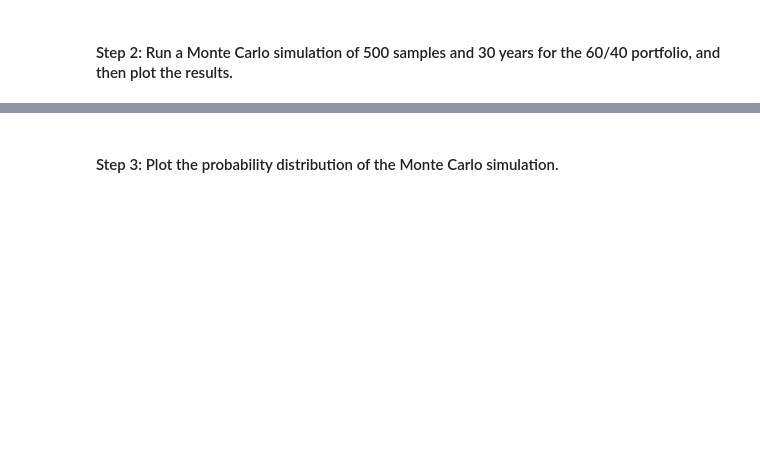
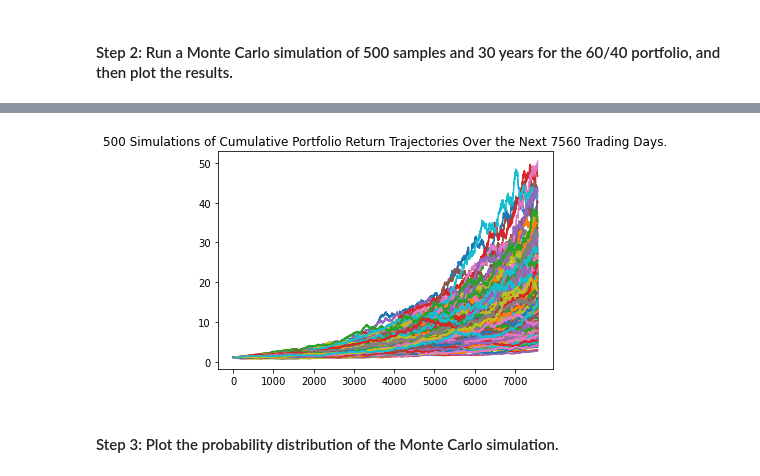
Before and after one commit to carljfrederick/financial-health-app, a Jupyter notebook: financial_planning_tools.ipynb, the cells around one changed output, grey strips where cells are left out. Drawn from its saved outputs; the diff is of its cells as text; code cells hidden in the pictures; blank space fills up the shorter version.

Commit message:
Monte Carlo Simulation

```diff
--- a/financial_planning_tools.ipynb
+++ b/financial_planning_tools.ipynb
@@ -420,11 +420,17 @@ In this section, you’ll use the MCForecastTools library to create a Monte Carl
 # %%
-# Use the Alpaca get_barset function to make the API call to get the 3 years worth of pricing data
-# The tickers and timeframe parameters should have been set in Part 1 of this activity
-# The start and end dates should be updated with the information set above
-# Remember to add the df property to the end of the call so the response is returned as a DataFrame
-# YOUR CODE HERE
+# Uses the Alpaca get_barset function to make the API call to get the 3 years worth of pricing data
+# The tickers and timeframe parameters have been set in Part 1
+# The start and end dates are updated with the information set above
+# df property added to the end of the call so the response is returned as a DataFrame
+prices_df = alpaca.get_barset(
+    tickers,
+    timeframe,
+    start = start_date,
+    end = end_date,
+    limit = limit_rows
+).df
 
 
-# Display both the first and last five rows of the DataFrame
-# YOUR CODE HERE
-# YOUR CODE HERE
+# Displays both the first and last five rows of the DataFrame
+display(prices_df.head())
+display(prices_df.tail())
@@ -431,10 +454,15 @@ In this section, you’ll use the MCForecastTools library to create a Monte Carl
 # %% [markdown]
 #### Step 2: Run a Monte Carlo simulation of 500 samples and 30 years for the 60/40 portfolio, and then plot the results.
 # %%
-# Configure the Monte Carlo simulation to forecast 30 years cumulative returns
+# Configures the Monte Carlo simulation to forecast 30 years cumulative returns
 # The weights should be split 40% to AGG and 60% to SPY.
-# Run 500 samples.
-# YOUR CODE HERE
+# Runs 500 samples.
+MC_thrityyear = MCSimulation(
+    portfolio_data = prices_df,
+    weights = [.60, .40],
+    num_simulation = 500,
+    num_trading_days = 252 * 30
+)
 
-# Review the simulation input data
-# YOUR CODE HERE
+# Reviews the simulation input data
+MC_thrityyear.portfolio_data
@@ -444,7 +530,9 @@ In this section, you’ll use the MCForecastTools library to create a Monte Carl
 # %%
-# Visualize the 30-year Monte Carlo simulation by creating an
+# Visualizes the 30-year Monte Carlo simulation by creating an
 # overlay line plot
-# YOUR CODE HERE
+MC_sim_line_plot = MC_thrityyear.plot_simulation()
+# %% [output]
+[figure, added]
 # %% [markdown]
 #### Step 3: Plot the probability distribution of the Monte Carlo simulation.
 # %%
```
Also changed, not shown: parts of 17 cells of this notebook.
